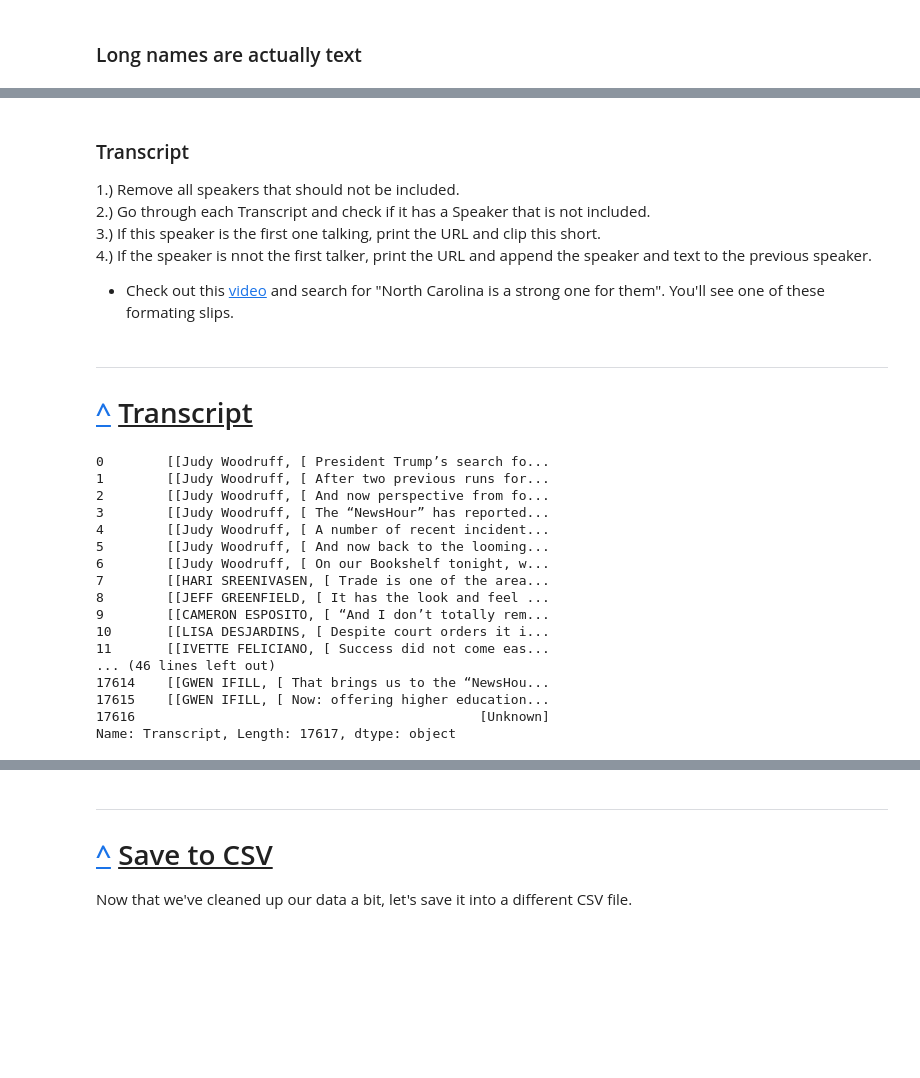
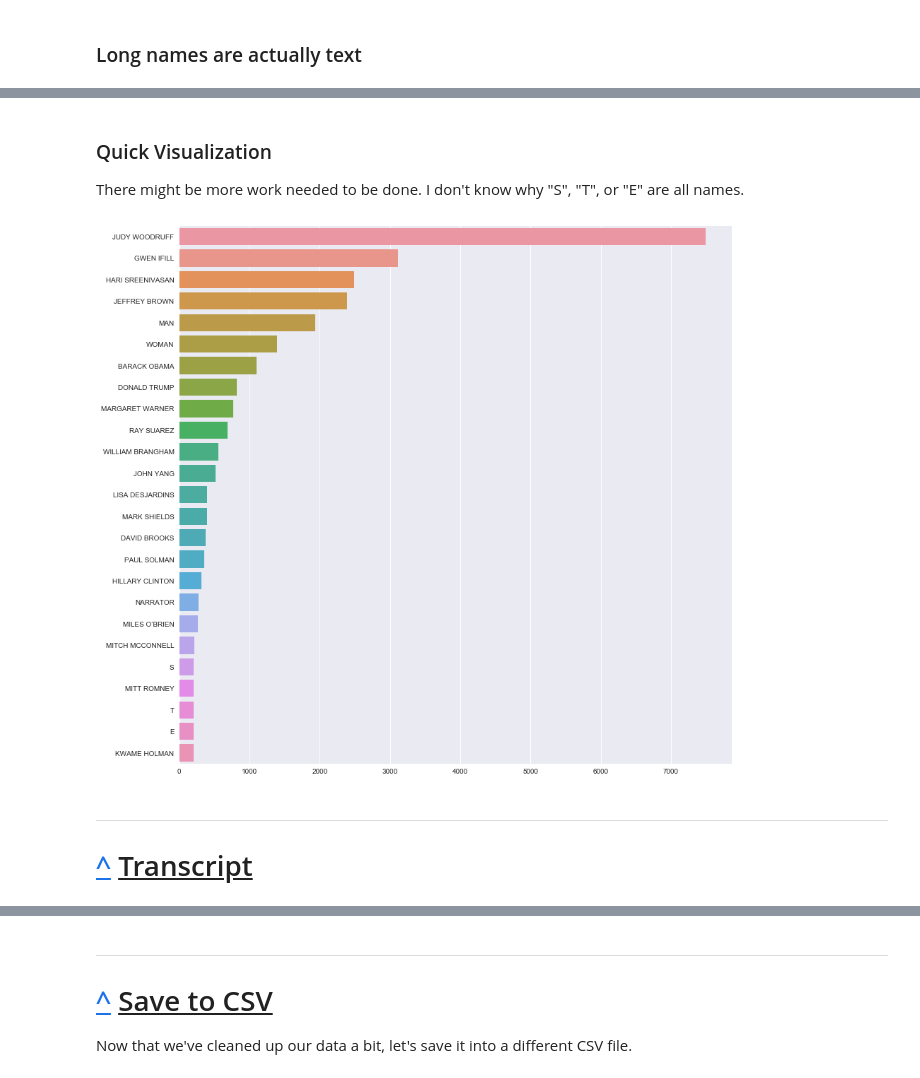
Before and after one commit to pstetz/PBS-Newshour, a Jupyter notebook: preprocessing/preprocessing.ipynb, the cells around one changed output, grey strips where cells are left out. Cells and saved outputs as stored; diff of their text form; code cells hidden in the pictures; blank space fills up the shorter version.

Commit message:
speakers and transcript are nice

```diff
--- a/preprocessing/preprocessing.ipynb
+++ b/preprocessing/preprocessing.ipynb
@@ -190,11 +194,21 @@ New number of unique names: 27188
-# %% [markdown]
-### Transcript
-
-1.) Remove all speakers that should not be included.
-2.) Go through each Transcript and check if it has a Speaker that is not included.
-3.) If this speaker is the first one talking, print the URL and clip this short.
-4.) If the speaker is nnot the first talker, print the URL and append the speaker and text to the previous speaker.
-- Check out this [video](https://www.pbs.org/newshour/show/with-3-more-wins-romney-pivots-to-general-election#transcript) and search for "North Carolina is a strong one for them".  You'll see one of these formating slips.
+# %% [markdown]
+### Quick Visualization
+
+There might be more work needed to be done.  I don't know why "S", "T", or "E" are all names.
+# %%
+# Will count number of unique words in a sentence
+from collections import Counter
+import operator
+
+persons = df.Speakers.map(list).sum()
+
+freq = sorted(Counter(persons).items(), key=operator.itemgetter(1), reverse=True)
+
+x, y = list(zip(*freq[:25]))
+plt.figure(figsize=(14, 14))
+sns.barplot(list(y), list(x));
+# %% [output]
+[figure, added]
 # %% [markdown]
 ---
 <a id="transcript"></a>
@@ -209,23 +217,3 @@ temp = transcripts_with_speaker(df, "NORTH CAROLINA IS A STRONG ONE FOR THEM")
 # %%
 for row in df.loc[df.Transcript.isnull(), 'Transcript'].index:
     df.at[row, 'Transcript'] = []
-# %%
-df.Transcript
-# %% [output]
-0        [[Judy Woodruff, [ President Trump’s search fo...
-1        [[Judy Woodruff, [ After two previous runs for...
-2        [[Judy Woodruff, [ And now perspective from fo...
-3        [[Judy Woodruff, [ The “NewsHour” has reported...
-4        [[Judy Woodruff, [ A number of recent incident...
-5        [[Judy Woodruff, [ And now back to the looming...
-6        [[Judy Woodruff, [ On our Bookshelf tonight, w...
-7        [[HARI SREENIVASEN, [ Trade is one of the area...
-8        [[JEFF GREENFIELD, [ It has the look and feel ...
-9        [[CAMERON ESPOSITO, [ “And I don’t totally rem...
-10       [[LISA DESJARDINS, [ Despite court orders it i...
-11       [[IVETTE FELICIANO, [ Success did not come eas...
-... (46 lines left out)
-17614    [[GWEN IFILL, [ That brings us to the “NewsHou...
-17615    [[GWEN IFILL, [ Now: offering higher education...
-17616                                            [Unknown]
-Name: Transcript, Length: 17617, dtype: object
```
Also changed, not shown: parts of 12 cells of this notebook, 1 other file.
